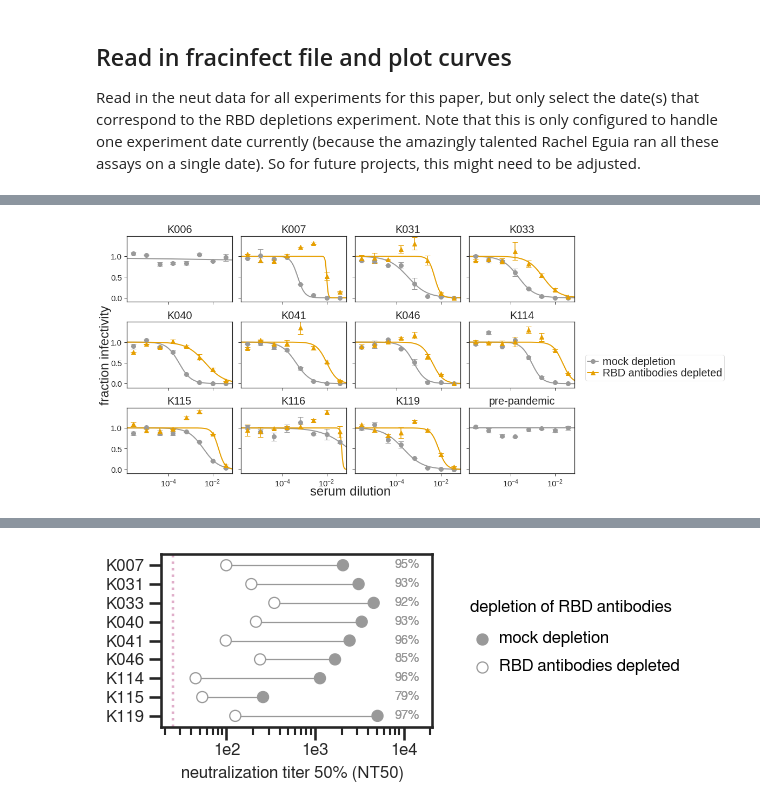
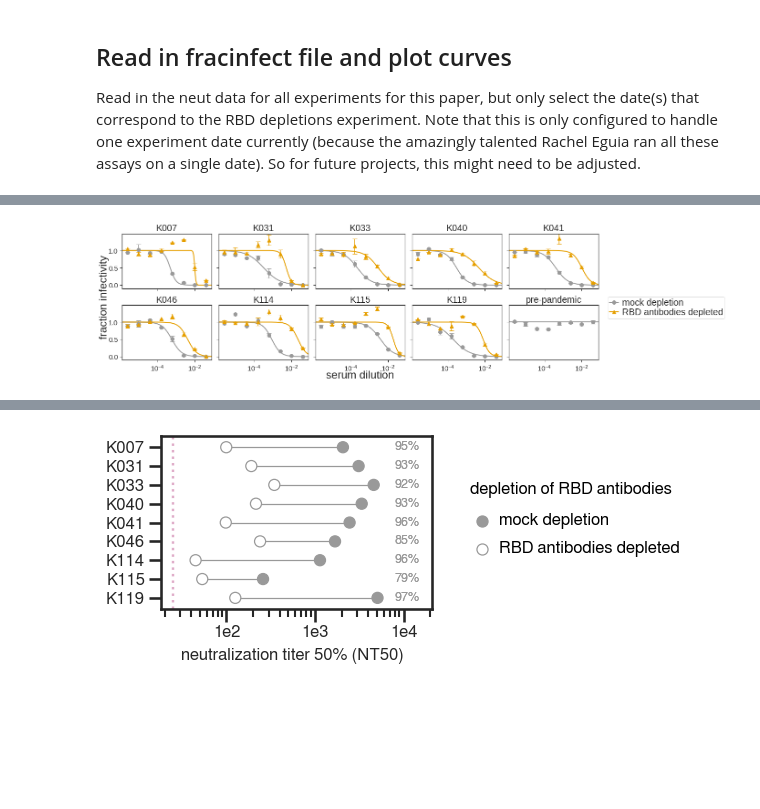
Before and after one commit to jbloomlab/SARS-CoV-2-RBD_B.1.351, a Jupyter notebook: experimental_data/rbd_depletion_neuts.ipynb, the cells around one changed output, grey strips where cells are left out. Cells and saved outputs as stored; diff of their text form; code cells hidden in the pictures; blank space fills up the shorter version.

```diff
--- a/experimental_data/rbd_depletion_neuts.ipynb
+++ b/experimental_data/rbd_depletion_neuts.ipynb
@@ -97,19 +97,21 @@ Getting data from 2021-06-10
 | K031 | RBD antibodies depleted | 0.005240 | interpolated | 190.852692 | False |
 # %%
-fig, axes = fits.plotSera(sera=natsort.natsorted(fitparams.query('serum!="REGN10987 (spike-in)"')['serum'].unique()),
+non_neut=["REGN10987 (spike-in)", "K006", "K116"]
+
+fig, axes = fits.plotSera(sera=natsort.natsorted(fitparams.query('serum not in @non_neut')['serum'].unique()),
                           xlabel='serum dilution',
-                          ncol=4,
+                          ncol=5,
                           widthscale=1,
                           heightscale=1,
                           titlesize=20, labelsize=24, ticksize=15, legendfontsize=20, yticklocs=[0,0.5,1],
                           markersize=8, linewidth=2,
                          )
 
 plotfile = PdfPages(f'{resultsdir}/sera_frac_infectivity.pdf')
 plotfile.savefig(bbox_inches='tight', transparent=True)
 plotfile.close()
 # %% [output]
-[figure, old version]
+[figure, new version]
 # %%
 fig, axes = fits.plotSera(sera=natsort.natsorted(fitparams.query('serum=="REGN10987 (spike-in)"')['serum'].unique()),
                           xlabel='antibody (ug/uL)',
```
Also changed, not shown: parts of 4 cells of this notebook, 54 other files.
